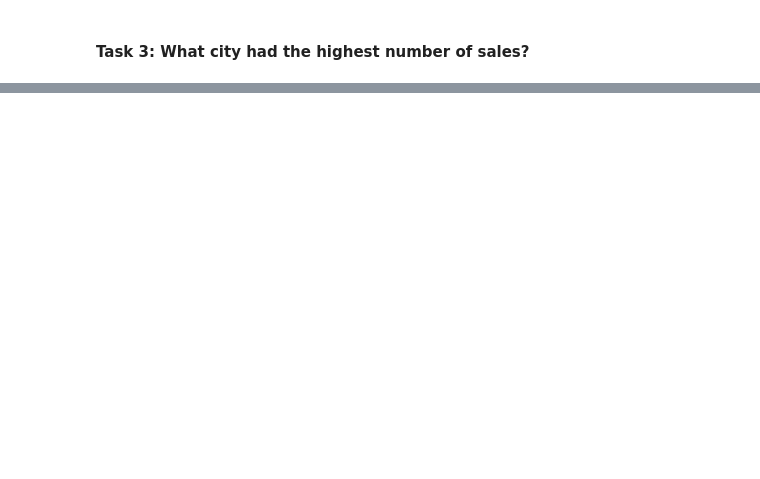
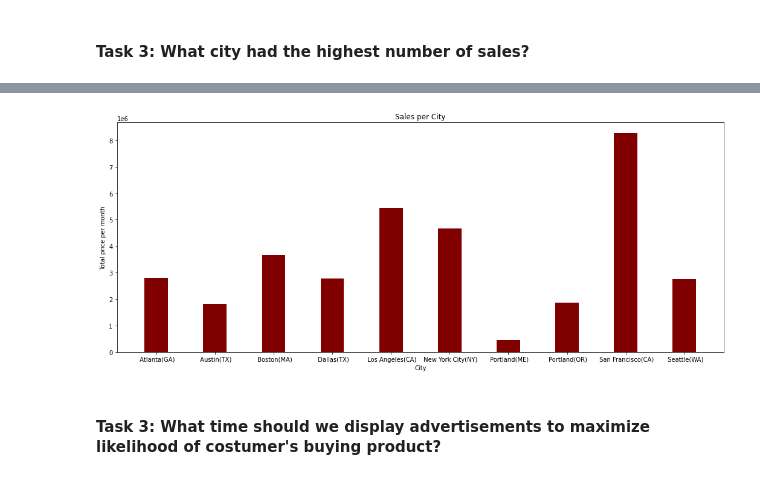
Before and after one commit to ChristinaManara/Sales-Analysis, a Jupyter notebook: Sales Analysis.ipynb, the cells around one changed output, grey strips where cells are left out. Cells and saved outputs as stored; diff of their text form; code cells hidden in the pictures; blank space fills up the shorter version.

```diff
--- a/Sales Analysis.ipynb
+++ b/Sales Analysis.ipynb
@@ -153,2 +212,5 @@ plt.show()
 # %% [markdown]
 #### Task 3: What city had the highest number of sales?
+# %%
+df2 = df_append[['City', 'Total Price']]
+df2
@@ -154,0 +231,2 @@ plt.show()
+# %%
+df4 = df2.groupby('City')['Total Price'].sum().reset_index()
@@ -155,2 +247,18 @@ plt.show()
+# %%
+fig = plt.figure(figsize = (18, 7))
+
+date = range(1, 13)
+# creating the bar plot
+plt.bar(df4['City'], df4['Total Price'], color ='maroon',
+        width = 0.4)
+
+plt.xlabel("City")
+plt.ylabel("Total price per month")
+plt.title("Sales per City")
+plt.show()
+# %% [output]
+[figure, added]
+# %% [markdown]
+#### Task 3: What time should we display advertisements to maximize likelihood of costumer's buying product?
 # %%
 df_append
```
Also changed, not shown: parts of 21 cells of this notebook.
